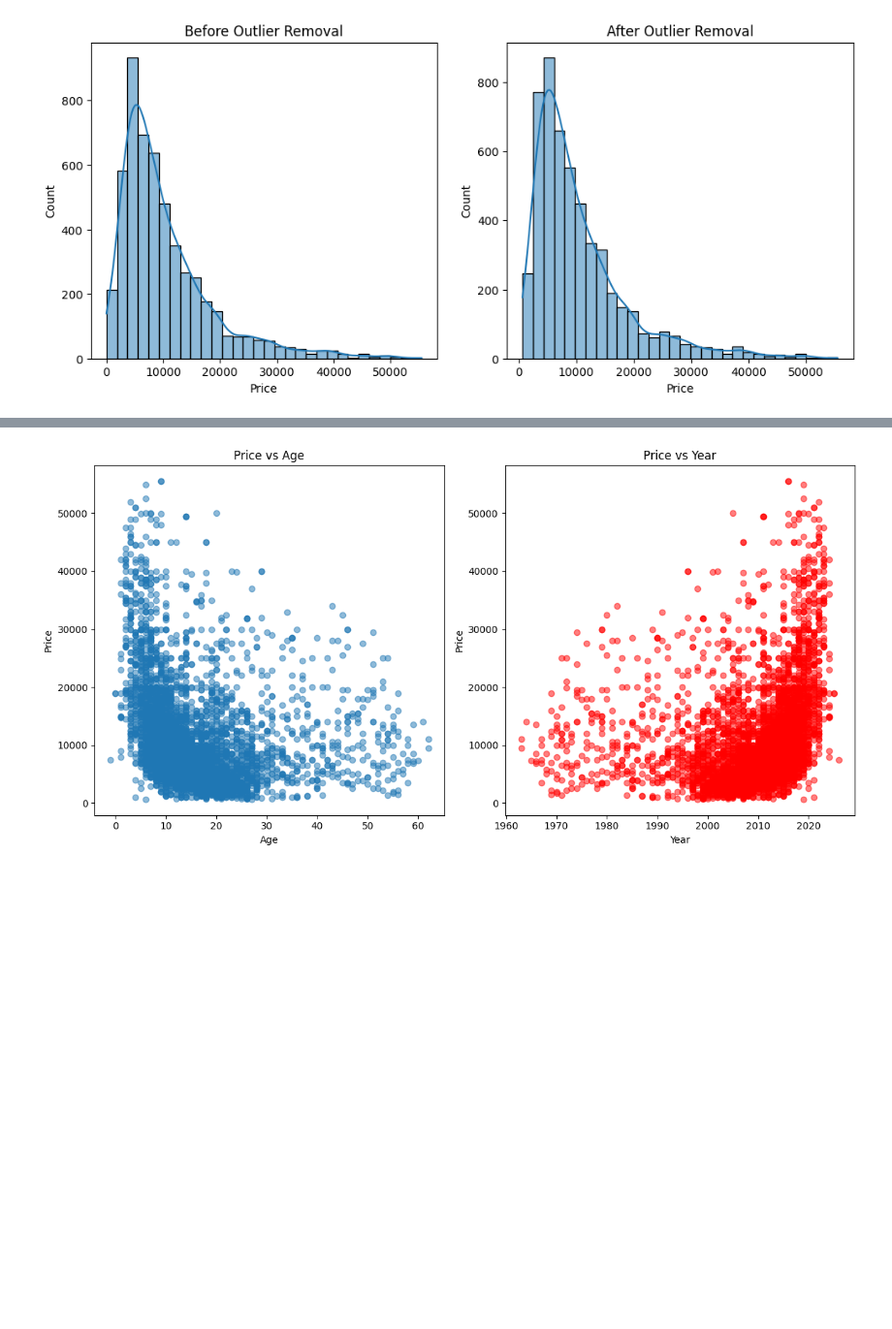
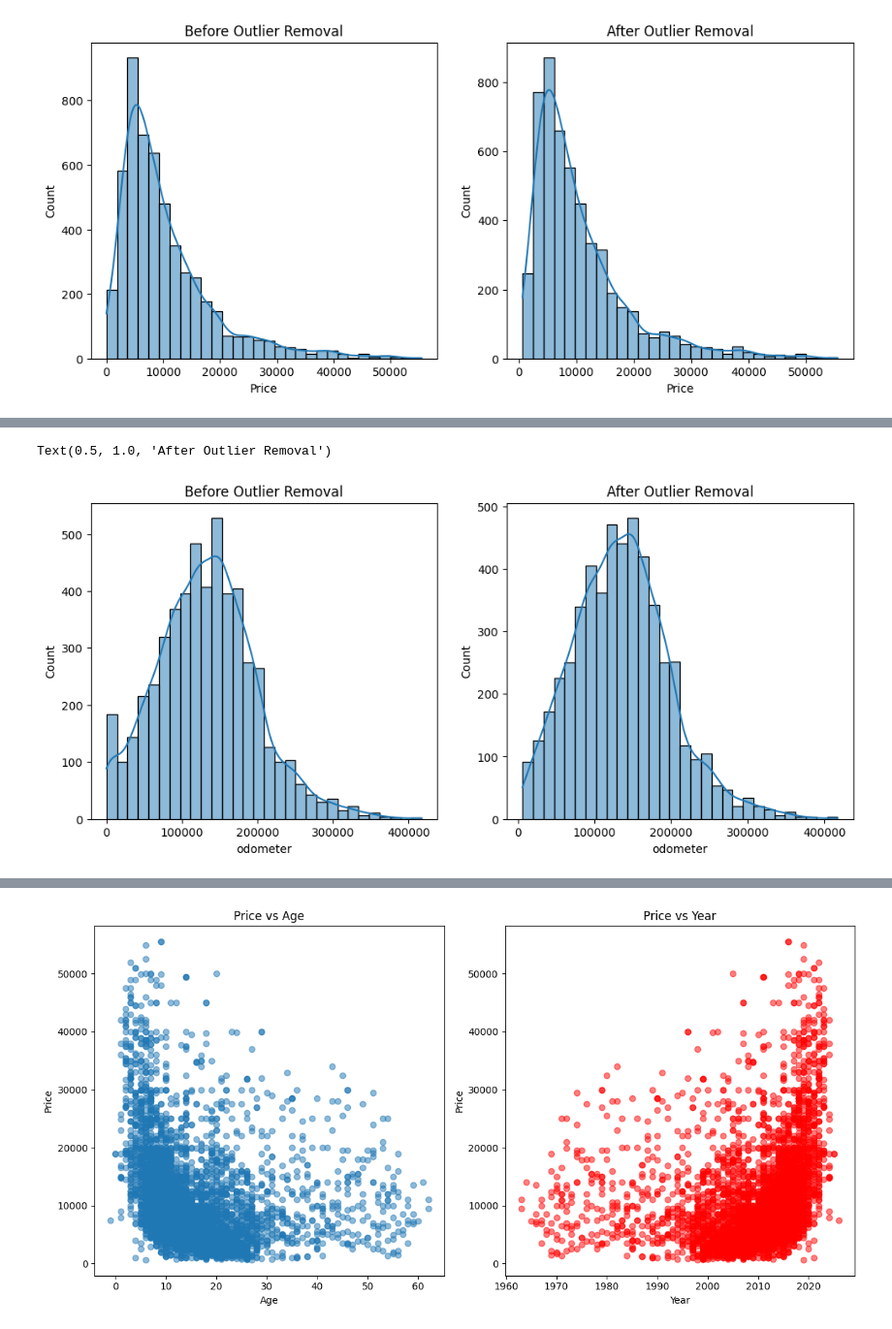
Before and after one commit to EliasSaavedraDS/Recommender-System, a Jupyter notebook: notebook/EDA AttributesTable.ipynb, the cells around one changed output, grey strips where cells are left out. Shown at 97% size. Saved outputs shown, nothing was run; the diff lists cells and outputs as text; code cells hidden in the pictures; blank space fills up the shorter version.

```diff
--- a/notebook/EDA AttributesTable.ipynb
+++ b/notebook/EDA AttributesTable.ipynb
@@ -1015,0 +1078,4 @@ np.float64(650.0)
+# %%
+z_scores = np.abs(stats.zscore(new_data_clean['log_odometer']))
+outiers = new_data_clean[z_scores>2.5]
+print(outiers)
@@ -1015,0 +1100,8 @@ np.float64(650.0)
+# %%
+y_data= new_data_clean.copy()
+odometer_indices = y_data[z_scores > 2.5].index
+outlier_indices = y_data[z_scores > 2.5].index
+outlier_values = y_data[features].loc[outlier_indices]
+y_data = y_data.drop(outlier_indices)
+print(f"Removed {len(outlier_indices)} outliers")
+print(outlier_values)
@@ -1015,0 +1124,7 @@ np.float64(650.0)
+# %%
+fig, axes = plt.subplots(1, 2, figsize=(12, 5))
+sns.histplot(new_data_clean['odometer'], bins=30, ax=axes[0], kde=True).set_title("Before Outlier Removal")
+sns.histplot(y_data['odometer'], bins=30, ax=axes[1], kde=True).set_title("After Outlier Removal")
+# %% [output]
+Text(0.5, 1.0, 'After Outlier Removal')
+[figure, added]
```
Also changed, not shown: parts of 51 cells of this notebook.
